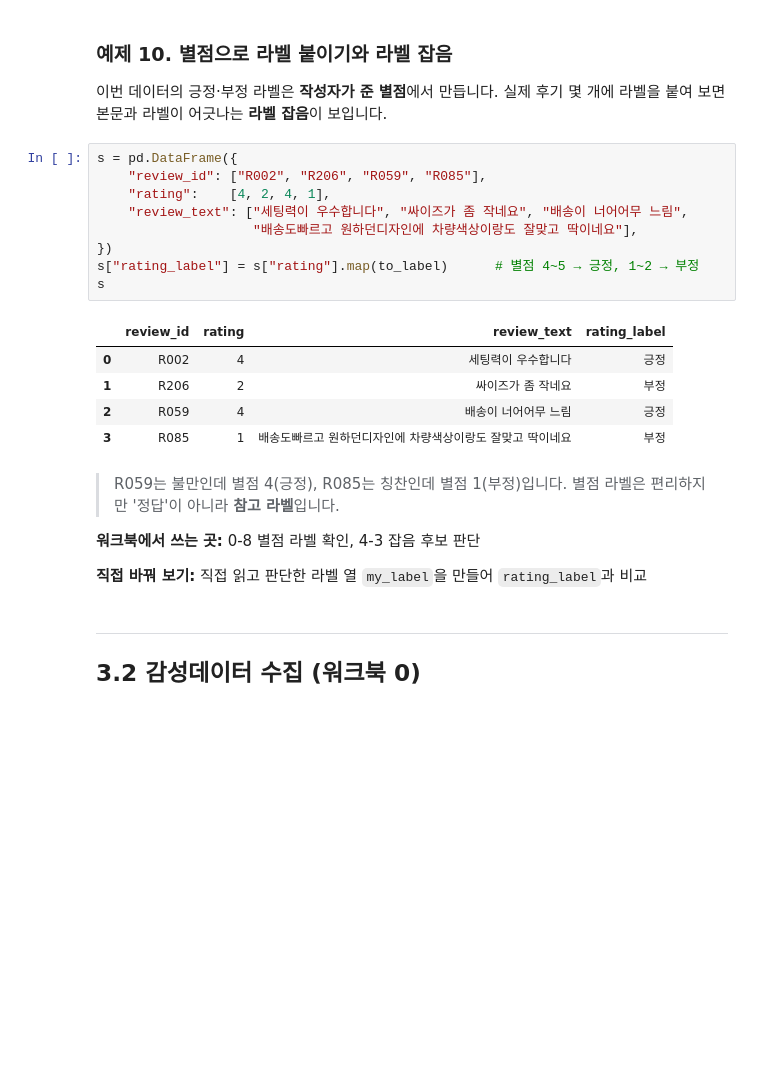
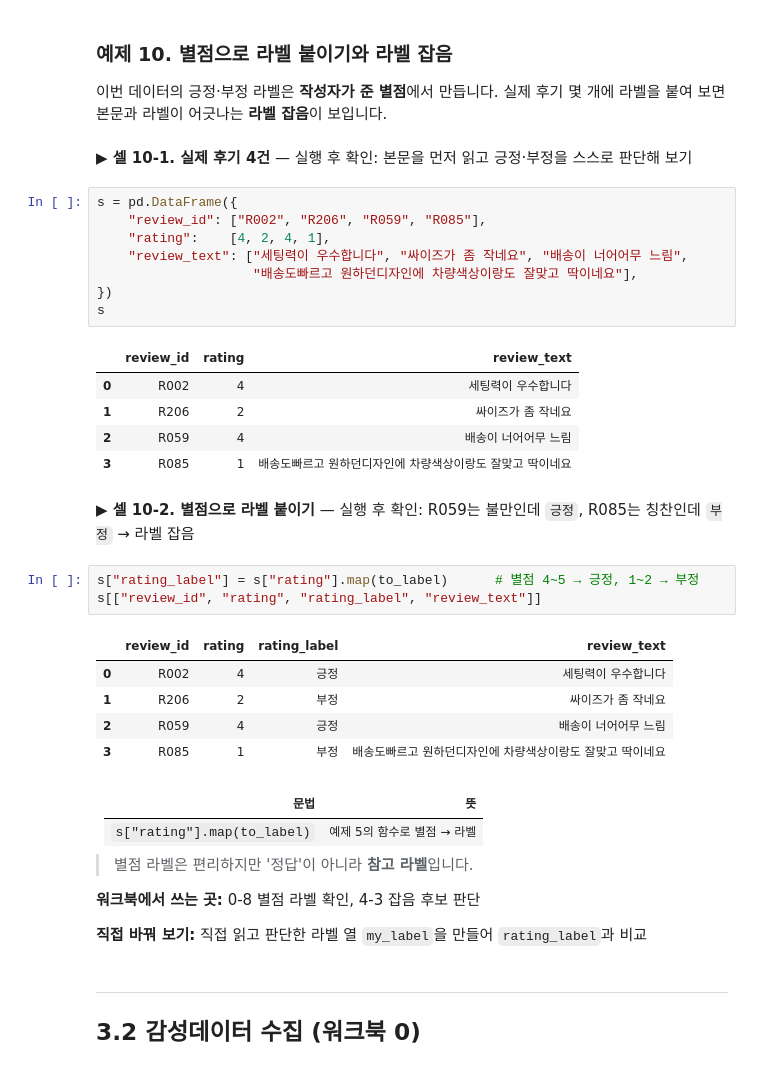
Before and after one commit to itlects/2026-2_ai-data, a Jupyter notebook: Week06/colab/Week06_이론예제_파이썬문법.ipynb, the cells around one changed output. Drawn from its saved outputs; the diff is of its cells as text; blank space fills up the shorter version.

```diff
--- a/Week06/colab/Week06_이론예제_파이썬문법.ipynb
+++ b/Week06/colab/Week06_이론예제_파이썬문법.ipynb
@@ -283,6 +374,8 @@ Name: length, dtype: float64
 # %% [markdown]
 ### 예제 10. 별점으로 라벨 붙이기와 라벨 잡음
 이번 데이터의 긍정·부정 라벨은 **작성자가 준 별점**에서 만듭니다. 실제 후기 몇 개에 라벨을 붙여 보면 본문과 라벨이 어긋나는 **라벨 잡음**이 보입니다.
+# %% [markdown]
+**▶ 셀 10-1. 실제 후기 4건** — 실행 후 확인: 본문을 먼저 읽고 긍정·부정을 스스로 판단해 보기
 # %%
 s = pd.DataFrame({
     "review_id": ["R002", "R206", "R059", "R085"],
@@ -290,16 +383,30 @@ s = pd.DataFrame({
     "review_text": ["세팅력이 우수합니다", "싸이즈가 좀 작네요", "배송이 너어어무 느림",
                     "배송도빠르고 원하던디자인에 차량색상이랑도 잘맞고 딱이네요"],
 })
-s["rating_label"] = s["rating"].map(to_label)      # 별점 4~5 → 긍정, 1~2 → 부정
 s
 # %% [output]
-|  | review_id | rating | review_text | rating_label |
-| 0 | R002 | 4 | 세팅력이 우수합니다 | 긍정 |
-| 1 | R206 | 2 | 싸이즈가 좀 작네요 | 부정 |
-| 2 | R059 | 4 | 배송이 너어어무 느림 | 긍정 |
-| 3 | R085 | 1 | 배송도빠르고 원하던디자인에 차량색상이랑도 잘맞고 딱이네요 | 부정 |
+|  | review_id | rating | review_text |
+| 0 | R002 | 4 | 세팅력이 우수합니다 |
+| 1 | R206 | 2 | 싸이즈가 좀 작네요 |
+| 2 | R059 | 4 | 배송이 너어어무 느림 |
+| 3 | R085 | 1 | 배송도빠르고 원하던디자인에 차량색상이랑도 잘맞고 딱이네요 |
+# %% [markdown]
+**▶ 셀 10-2. 별점으로 라벨 붙이기** — 실행 후 확인: R059는 불만인데 `긍정`, R085는 칭찬인데 `부정` → 라벨 잡음
+# %%
+s["rating_label"] = s["rating"].map(to_label)      # 별점 4~5 → 긍정, 1~2 → 부정
+s[["review_id", "rating", "rating_label", "review_text"]]
+# %% [output]
+|  | review_id | rating | rating_label | review_text |
+| 0 | R002 | 4 | 긍정 | 세팅력이 우수합니다 |
+| 1 | R206 | 2 | 부정 | 싸이즈가 좀 작네요 |
+| 2 | R059 | 4 | 긍정 | 배송이 너어어무 느림 |
+| 3 | R085 | 1 | 부정 | 배송도빠르고 원하던디자인에 차량색상이랑도 잘맞고 딱이네요 |
 # %% [markdown]
-> R059는 불만인데 별점 4(긍정), R085는 칭찬인데 별점 1(부정)입니다. 별점 라벨은 편리하지만 '정답'이 아니라 **참고 라벨**입니다.
+| 문법 | 뜻 |
+|---|---|
+| `s["rating"].map(to_label)` | 예제 5의 함수로 별점 → 라벨 |
+
+> 별점 라벨은 편리하지만 '정답'이 아니라 **참고 라벨**입니다.
 
 **워크북에서 쓰는 곳:** 0-8 별점 라벨 확인, 4-3 잡음 후보 판단
 
```
Also changed, not shown: parts of 123 cells of this notebook, 2 other files.
